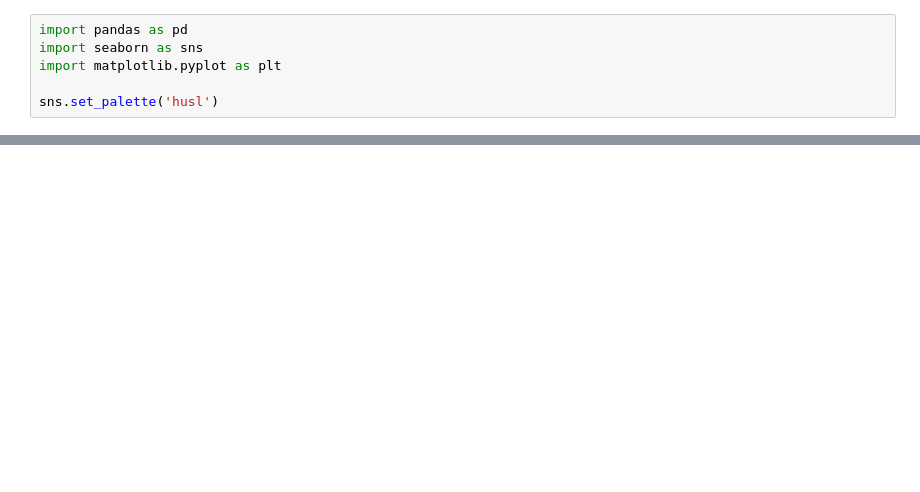
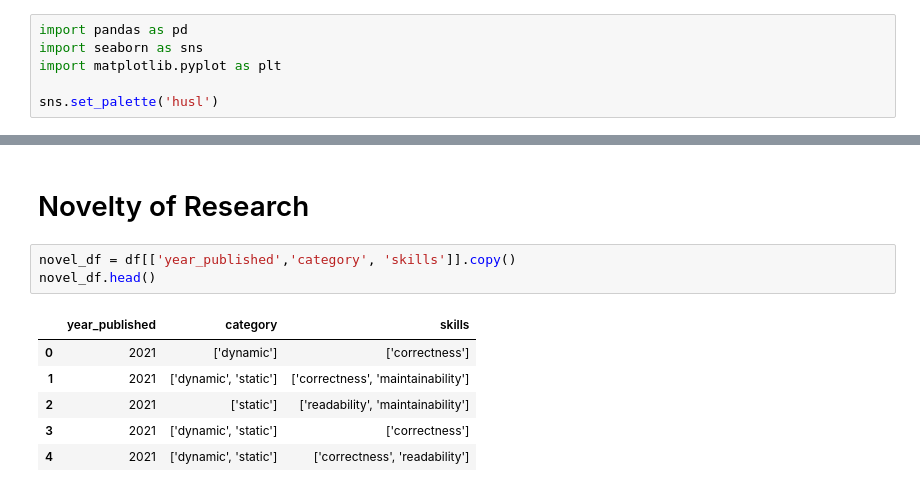
Before and after one commit to m-messer/Automated-Assessment-SLR-Data-Processing, a Jupyter notebook: discussion.ipynb, the cells around one changed output, grey strips where cells are left out. Cells and saved outputs as stored; diff of their text form; blank space fills up the shorter version.

Commit message:
PHD-128 First attempt at novelty plot

```diff
--- a/discussion.ipynb
+++ b/discussion.ipynb
@@ -15,3 +15,15 @@ df.head()
 | 2 | rayyan-354359271 | A tool for evaluating computer pr... | Vaneck Q., Colart T., Frénay B., ... | Computer science studies are more... | 2021 | [skill:code_quality, approach:ful... | ['static'] | ['readability', 'maintainability'] | ['description'] | ['OOP'] |
 | 3 | rayyan-354359272 | Virtual Teaching Assistant for Gr... | Chou C.-Y., Chen Y.-J. | This study proposes an automated ... | 2021 | [technique:output_matching, evalu... | ['dynamic', 'static'] | ['correctness'] | ['description', 'evaluation'] | ['Unknown'] |
 | 4 | rayyan-354359273 | Analysis of an automatic grading ... | Hegarty-Kelly E., Mooney D.A. | Reliable and pedagogically sound ... | 2021 | [skill:code_quality, approach:ful... | ['dynamic', 'static'] | ['correctness', 'readability'] | ['description', 'evaluation'] | ['OOP'] |
+# %% [markdown]
+# Novelty of Research
+# %%
+novel_df = df[['year_published','category', 'skills']].copy()
+novel_df.head()
+# %% [output]
+|  | year_published | category | skills |
+| 0 | 2021 | ['dynamic'] | ['correctness'] |
+| 1 | 2021 | ['dynamic', 'static'] | ['correctness', 'maintainability'] |
+| 2 | 2021 | ['static'] | ['readability', 'maintainability'] |
+| 3 | 2021 | ['dynamic', 'static'] | ['correctness'] |
+| 4 | 2021 | ['dynamic', 'static'] | ['correctness', 'readability'] |
```
Also changed, not shown: parts of 6 cells of this notebook.
